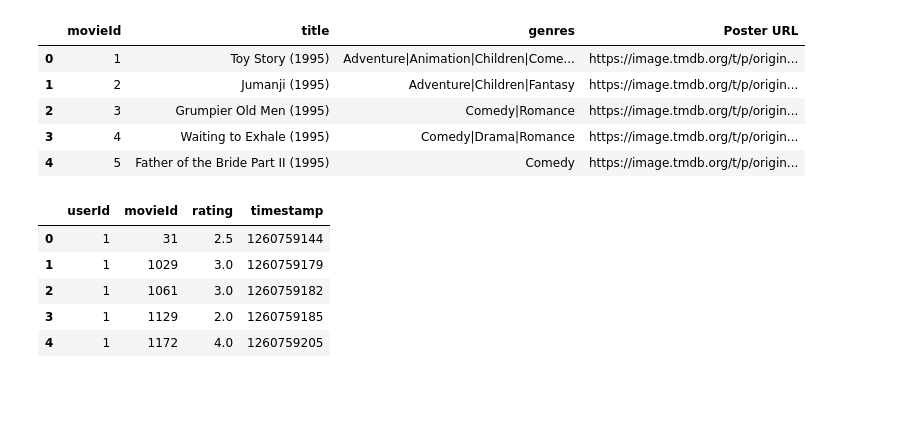
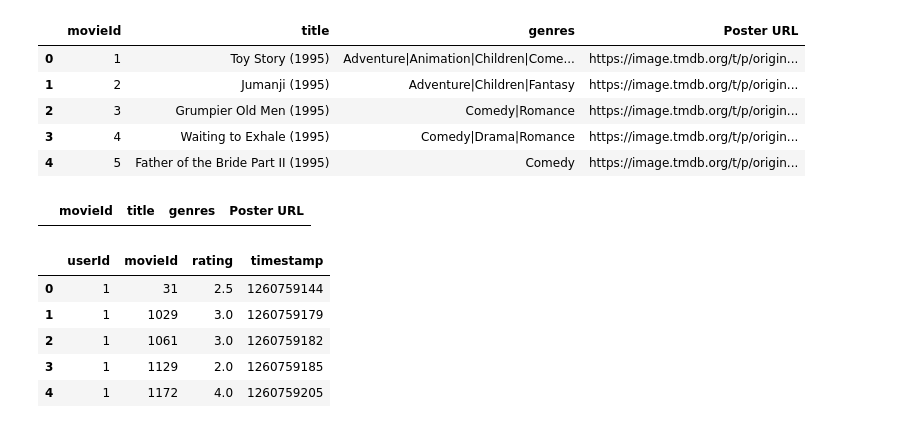
Before and after one commit to MaleeshaAluwihare/Movie-Recommendation-System, a Jupyter notebook: Implementation/recommendation.ipynb, the cells around one changed output. Drawn from its saved outputs; the diff is of its cells as text; code cells hidden in the pictures; blank space fills up the shorter version.

```diff
--- a/Implementation/recommendation.ipynb
+++ b/Implementation/recommendation.ipynb
@@ -15,6 +15,10 @@ movies.head()
 | 2 | 3 | Grumpier Old Men (1995) | Comedy|Romance | https://image.tmdb.org/t/p/origin... |
 | 3 | 4 | Waiting to Exhale (1995) | Comedy|Drama|Romance | https://image.tmdb.org/t/p/origin... |
 | 4 | 5 | Father of the Bride Part II (1995) | Comedy | https://image.tmdb.org/t/p/origin... |
+# %%
+movies[movies['title'] == 'kingsman: the golden circle (2017)']
+# %% [output]
+|  | movieId | title | genres | Poster URL |
 # %%
 ratings.head()
 # %% [output]
```
Also changed, not shown: parts of 10 cells of this notebook, 6 other files.
